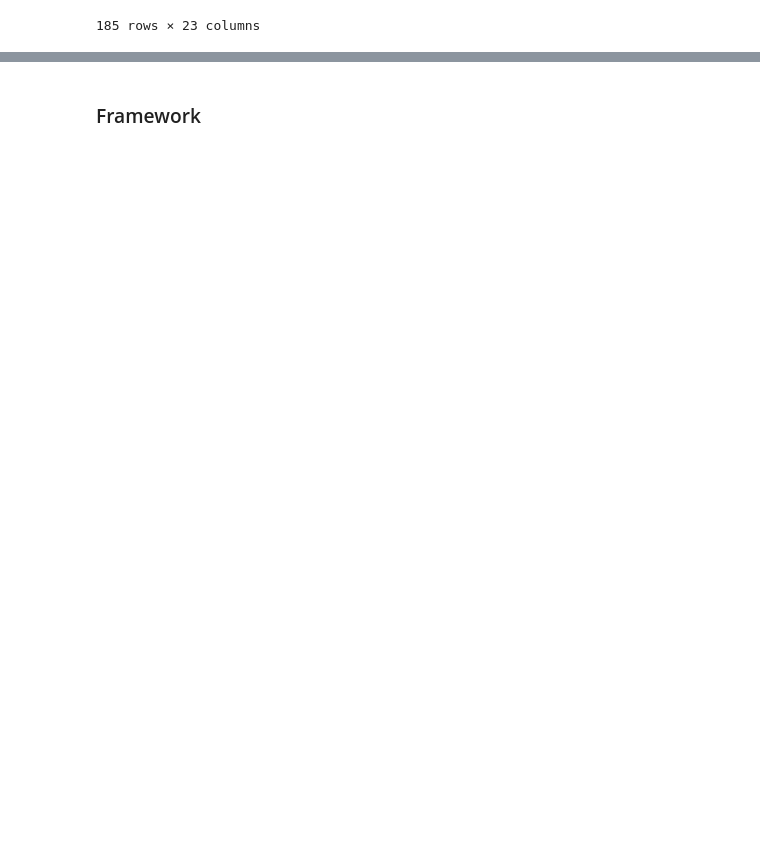
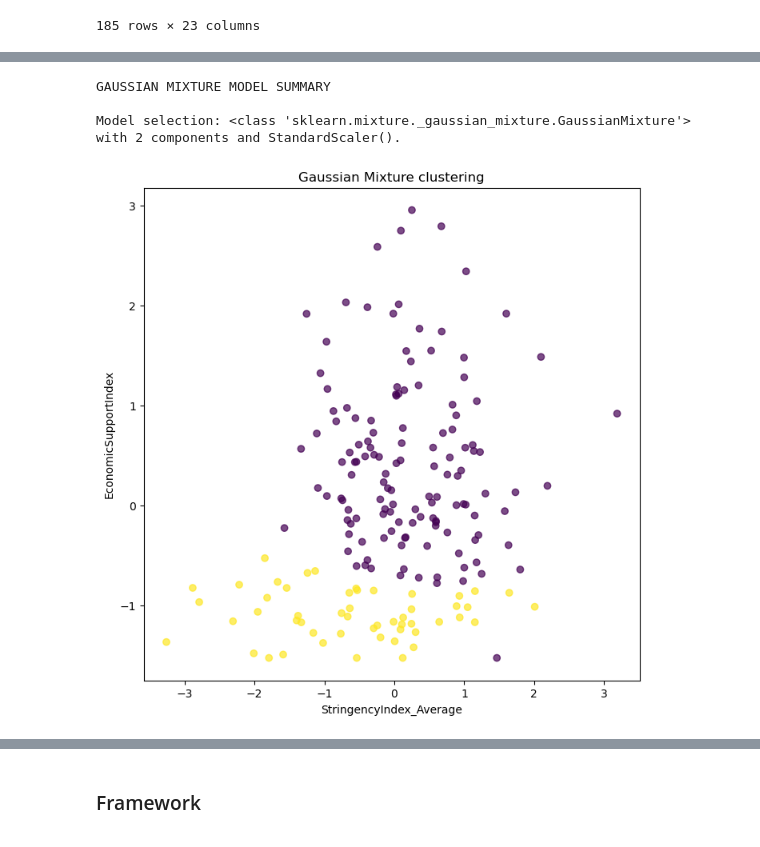
Before and after one commit to LawrenceKay/worldwide_covid_policy, a Jupyter notebook: notebooks/WCP_oxcgrt_clustering.ipynb, the cells around one changed output, grey strips where cells are left out. Saved outputs shown, nothing was run; the diff lists cells and outputs as text; code cells hidden in the pictures; blank space fills up the shorter version.

```diff
--- a/notebooks/WCP_oxcgrt_clustering.ipynb
+++ b/notebooks/WCP_oxcgrt_clustering.ipynb
@@ -1056,0 +914,18 @@ from sklearn.cluster import DBSCAN
+# %%
+# Tests the function with Gaussian Mixture clustering
+clustering_function(clustering_choice = GaussianMixture,
+                    choice_of_dataframe = oxcgrt_simple_country_groups[['StringencyIndex_Average', 'EconomicSupportIndex']],
+                    scaler_choice = StandardScaler(),
+                    x_axis_label_choice = 'StringencyIndex_Average',
+                    y_axis_label_choice = 'EconomicSupportIndex',
+                    kmeans_no_of_clusters_choice = None,
+                    dbscan_eps_choice = None,
+                    dbscan_min_samples_choice = None,
+                    gmm_number_of_components_choice = 2,
+                    ac_no_of_clusters_choice = None,
+                    ac_linkage_choice = None)
+# %% [output]
+GAUSSIAN MIXTURE MODEL SUMMARY
+
+Model selection: <class 'sklearn.mixture._gaussian_mixture.GaussianMixture'> with 2 components and StandardScaler().
+[figure, added]
```
Also changed, not shown: parts of 26 cells of this notebook.
